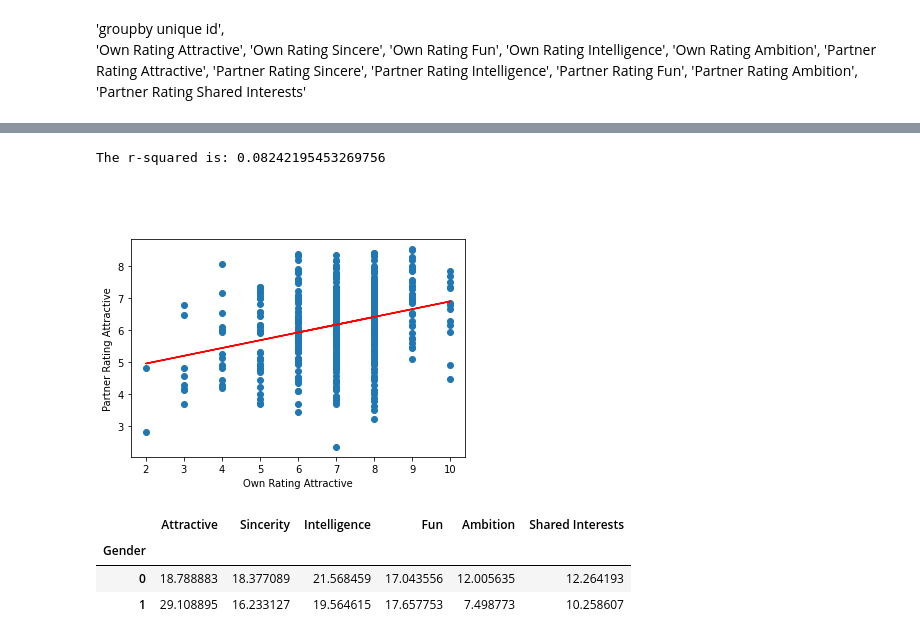
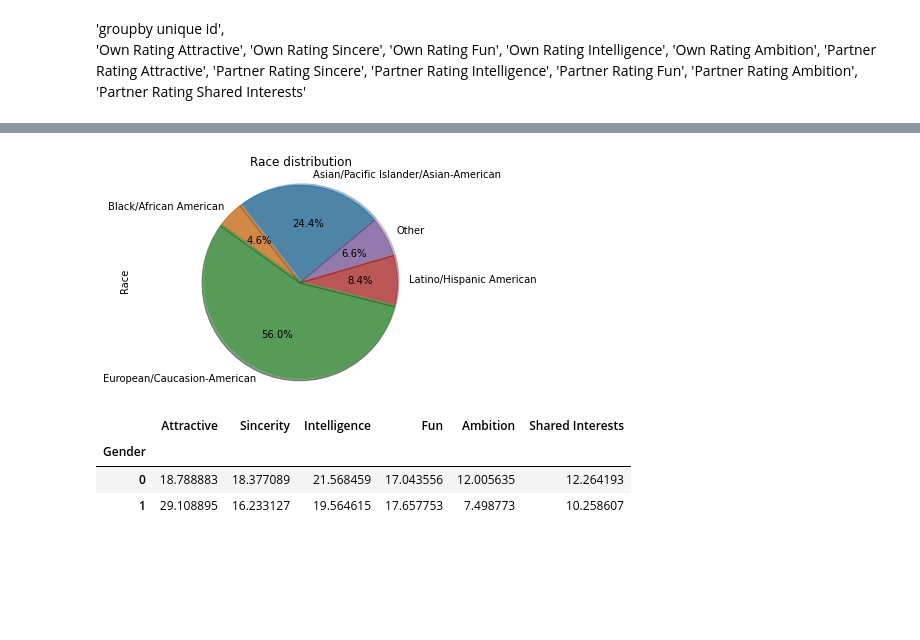
Before and after one commit to Nerdosth/SpeedDating, a Jupyter notebook: question2.ipynb, the cells around one changed output, grey strips where cells are left out. Saved outputs shown, nothing was run; the diff lists cells and outputs as text; code cells hidden in the pictures; blank space fills up the shorter version.

Commit message:
cleaned code.

```diff
--- a/question2.ipynb
+++ b/question2.ipynb
@@ -2,7 +2,9 @@
 from matplotlib import pyplot as plt
 from scipy import stats
 import numpy as np
+import scipy.stats as st
 import matplotlib.pylab as plt
+%matplotlib inline
 import pandas as pd
 import requests
 import time
@@ -13,3 +15,4 @@ py.init_notebook_mode(connected=True)
 import plotly.graph_objs as go
 import plotly.tools as tls
 from scipy.stats import linregress
+fig = plt.figure()
@@ -36,0 +21,5 @@ list(data_df.columns.values)
+# %%
+data_df = pd.read_csv("Output/CleanedSpeed.csv")
+
+data_df["Race"].replace({1: "Black/African American", 2: "European/Caucasion-American", 3: "Latino/Hispanic American", 4: "Asian/Pacific Islander/Asian-American", 5: "Native American", 6: "Other"},inplace=True)
+data_df
@@ -85,19 +67,14 @@ plt.tight_layout()
-# %%
-#scatter plot is not the way to go with these data. Use the agg method.
-x_values = merge_drop['Own Rating Attractive']
-y_values = merge_drop['Partner Rating Attractive']
-(slope, intercept, rvalue, pvalue, stderr) = linregress(x_values, y_values)
-regress_values = x_values * slope + intercept
-line_eq = "y = " + str(round(slope,2)) + "x + " + str(round(intercept,2)) #Get string of lin regression line
-plt.scatter(x_values,y_values)
-plt.plot(x_values,regress_values,"r-")
-plt.annotate(line_eq,(6,10),fontsize=15,color="red") #add in regression equation
-plt.xlabel('Own Rating Attractive')
-plt.ylabel('Partner Rating Attractive')
-#plt.savefig("output_data/Fig5.png", bbox_inches='tight')
-print(f"The r-squared is: {rvalue**2}")
-plt.show()
-# %% [output]
-The r-squared is: 0.08242195453269756
-[figure, removed]
+# %%
+race_df = data_df.groupby('Race')
+
+race_ct_df = pd.DataFrame(race_df['Race'].count())
+race_ct_df.plot(kind='pie',y='Race', title= 'Race distribution', startangle=40,
+               shadow = True, autopct="%1.1f%%", legend=False, wedgeprops={'alpha':0.5})
+fig.patch.set_facecolor("white")
+plt.axis('equal')
+
+#plt.savefig('pie_pandas.png', bbox_inches='tight')
+plt.show()
+# %% [output]
+[figure, added]
 # %%
```
Also changed, not shown: parts of 13 cells of this notebook.
